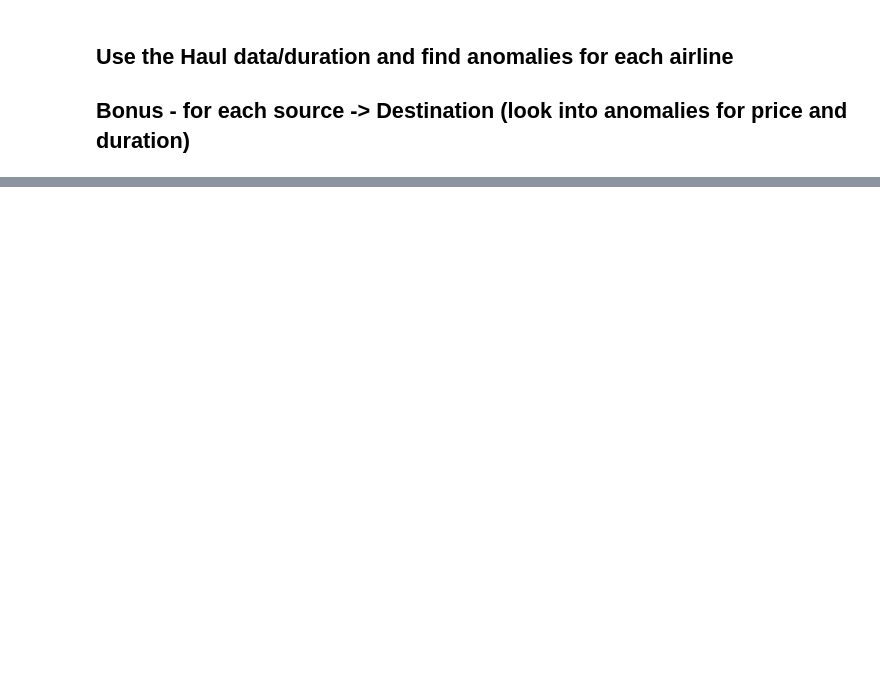
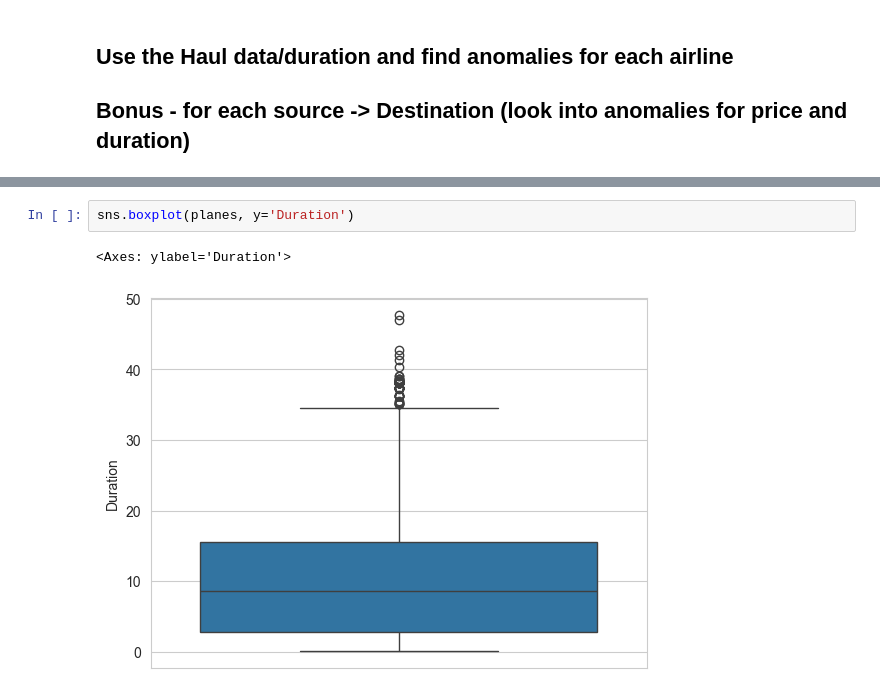
Before and after one commit to smdbz/data-science, a Jupyter notebook: notebooks/Data_manipultion.ipynb, the cells around one changed output, grey strips where cells are left out. Saved outputs shown, nothing was run; the diff lists cells and outputs as text; blank space fills up the shorter version.

```diff
--- a/notebooks/Data_manipultion.ipynb
+++ b/notebooks/Data_manipultion.ipynb
@@ -367,0 +444,5 @@ sns.countplot(data=planes, y='Airline', hue='Price Band')
+# %%
+sns.boxplot(planes, y='Duration')
+# %% [output]
+<Axes: ylabel='Duration'>
+[figure, added]
```
Also changed, not shown: parts of 23 cells of this notebook, 11 other files.
